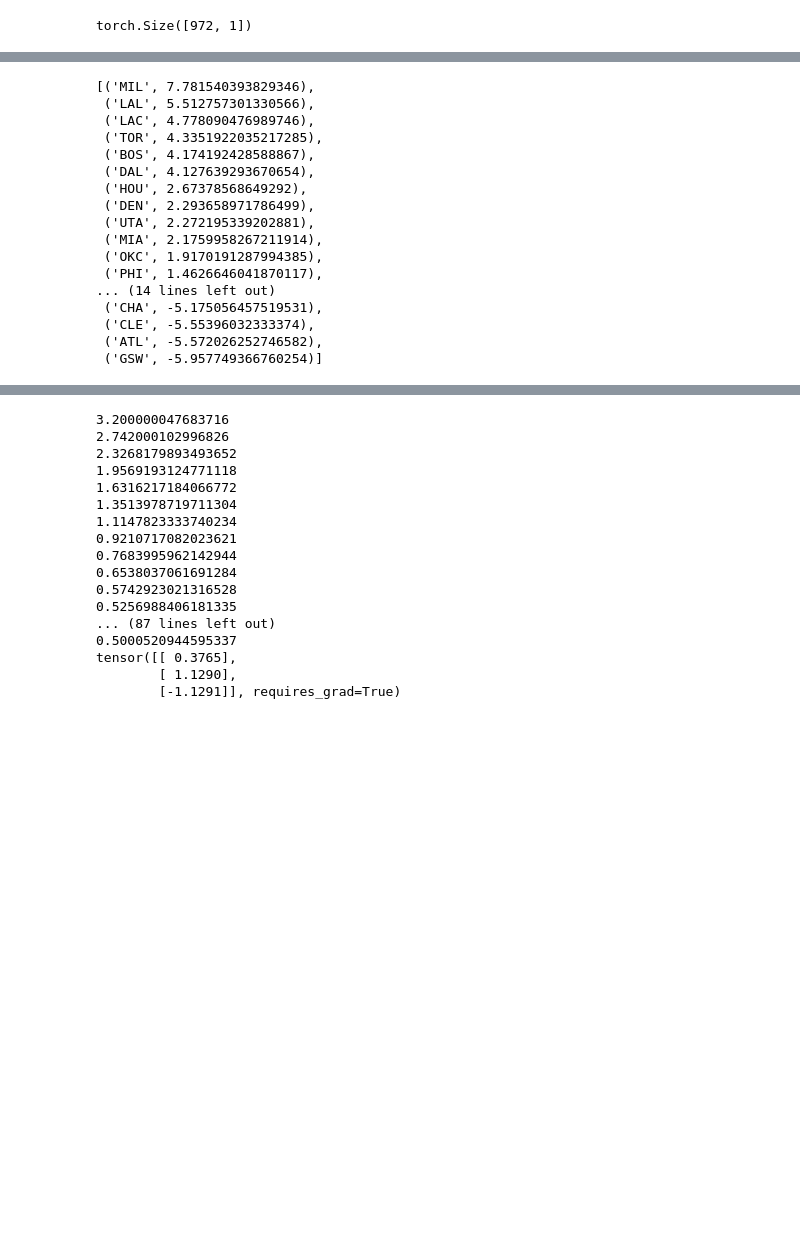
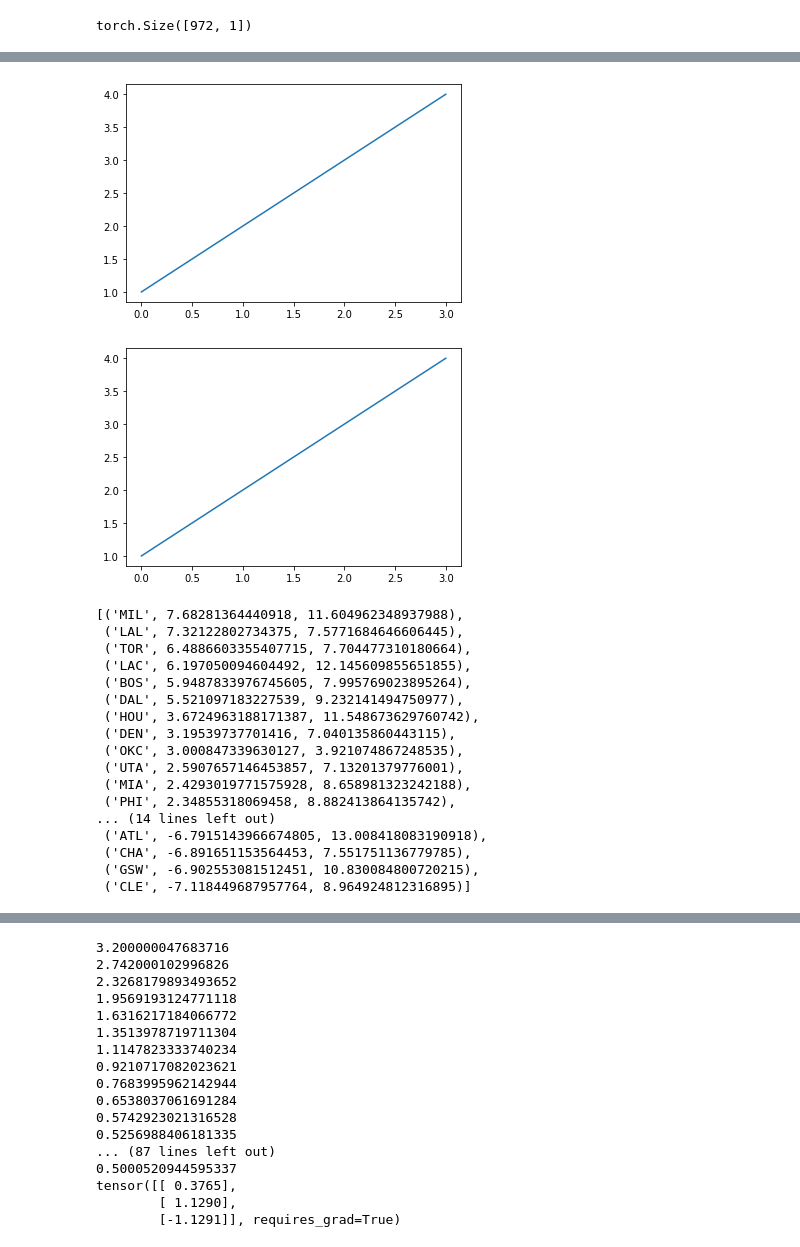
Before and after one commit to rymuelle/CFB_pytorch_toy_minimizer, a Jupyter notebook: nba_api_get_games.ipynb, the cells around one changed output, grey strips where cells are left out. Cells and saved outputs as stored; diff of their text form; code cells hidden in the pictures; blank space fills up the shorter version.

```diff
--- a/nba_api_get_games.ipynb
+++ b/nba_api_get_games.ipynb
@@ -218,28 +240,36 @@ KeyboardInterrupt:
+# %%
+pl.clf()
+pl.plot([1,2,3,4])
+display.display(pl.gcf())
+# %% [output]
+[figure, added]
+[figure, added]
 # %%
 teamPowerList=teamPower.view(-1).tolist()
+teamUncList=teamUnc.view(-1).tolist()
 teamPowerLabeled=[]
-for index, power in enumerate(teamPowerList):
-    teamPowerLabeled.append(([team['abbreviation'] for team in nba_teams if team['index']==index][0],power))
+for index, (power, unc) in enumerate(zip(teamPowerList,teamUncList)):
+    teamPowerLabeled.append(([team['abbreviation'] for team in nba_teams if team['index']==index][0],power,unc))
 
 sorted(teamPowerLabeled, key = lambda teamPowerLabeled: -teamPowerLabeled[1])
 # %% [output]
-[('MIL', 7.781540393829346),
- ('LAL', 5.512757301330566),
- ('LAC', 4.778090476989746),
- ('TOR', 4.3351922035217285),
- ('BOS', 4.174192428588867),
- ('DAL', 4.127639293670654),
- ('HOU', 2.67378568649292),
- ('DEN', 2.293658971786499),
- ('UTA', 2.272195339202881),
- ('MIA', 2.1759958267211914),
- ('OKC', 1.9170191287994385),
- ('PHI', 1.4626646041870117),
+[('MIL', 7.68281364440918, 11.604962348937988),
+ ('LAL', 7.32122802734375, 7.5771684646606445),
+ ('TOR', 6.4886603355407715, 7.704477310180664),
+ ('LAC', 6.197050094604492, 12.145609855651855),
+ ('BOS', 5.9487833976745605, 7.995769023895264),
+ ('DAL', 5.521097183227539, 9.232141494750977),
+ ('HOU', 3.6724963188171387, 11.548673629760742),
+ ('DEN', 3.19539737701416, 7.040135860443115),
+ ('OKC', 3.000847339630127, 3.921074867248535),
+ ('UTA', 2.5907657146453857, 7.13201379776001),
+ ('MIA', 2.4293019771575928, 8.658981323242188),
+ ('PHI', 2.34855318069458, 8.882413864135742),
 ... (14 lines left out)
- ('CHA', -5.175056457519531),
- ('CLE', -5.55396032333374),
- ('ATL', -5.572026252746582),
- ('GSW', -5.957749366760254)]
+ ('ATL', -6.7915143966674805, 13.008418083190918),
+ ('CHA', -6.891651153564453, 7.551751136779785),
+ ('GSW', -6.902553081512451, 10.830084800720215),
+ ('CLE', -7.118449687957764, 8.964924812316895)]
 # %%
 import torch.nn as nn
 import torch
```
Also changed, not shown: parts of 6 cells of this notebook.
